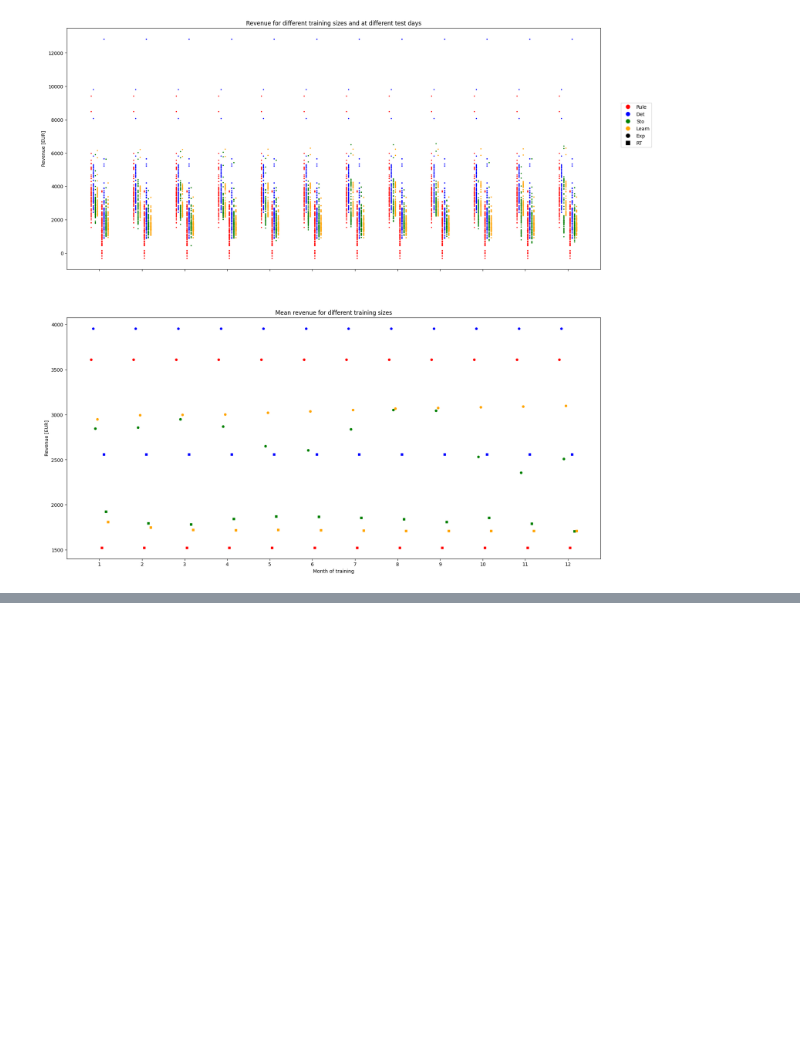
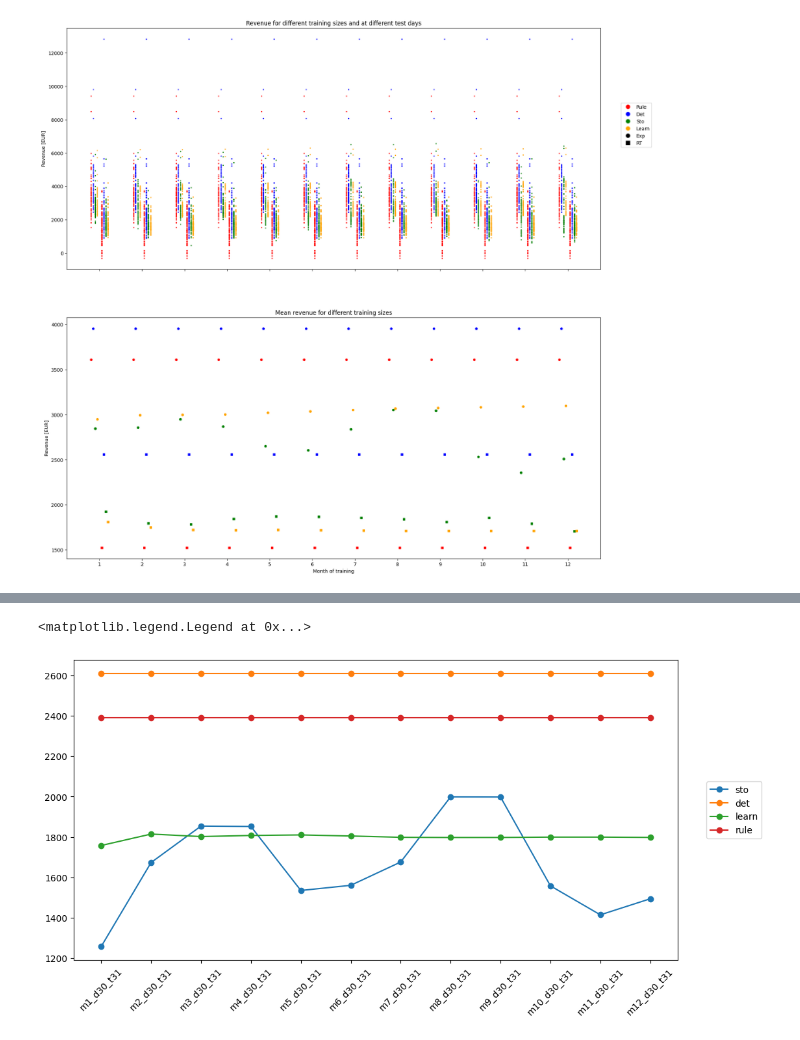
Before and after one commit to junesooshin/lightenup, a Jupyter notebook: Model and Result Examination/Model Comparison.ipynb, the cells around one changed output, grey strips where cells are left out. Drawn from its saved outputs; the diff is of its cells as text; code cells hidden in the pictures; blank space fills up the shorter version.

```diff
--- a/Model and Result Examination/Model Comparison.ipynb
+++ b/Model and Result Examination/Model Comparison.ipynb
@@ -22,0 +53,8 @@ plot_Revenue_Test(Array)
+# %%
+plt.figure(figsize=(12,6))
+plt.plot(df_RT_rev[fixd30].T, 'o-')
+plt.xticks(rotation = 45)
+plt.legend(['sto', 'det', 'learn', 'rule'], bbox_to_anchor=(1.04, 0.5), loc="center left")
+# %% [output]
+<matplotlib.legend.Legend at 0x...>
+[figure, added]
```
Also changed, not shown: parts of 33 cells of this notebook, 7 other files.
